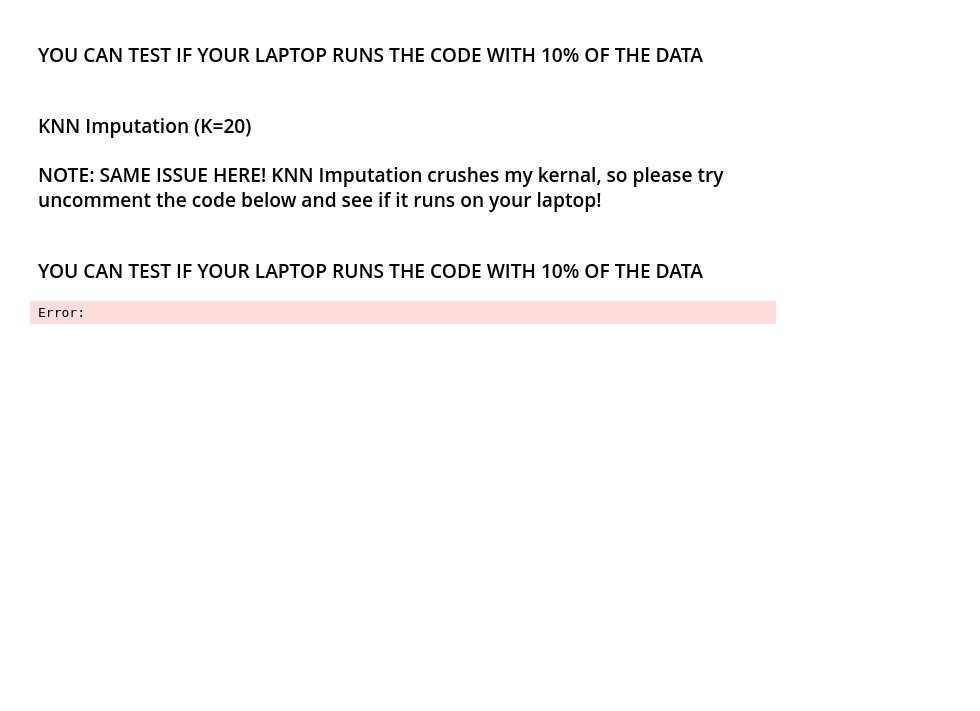
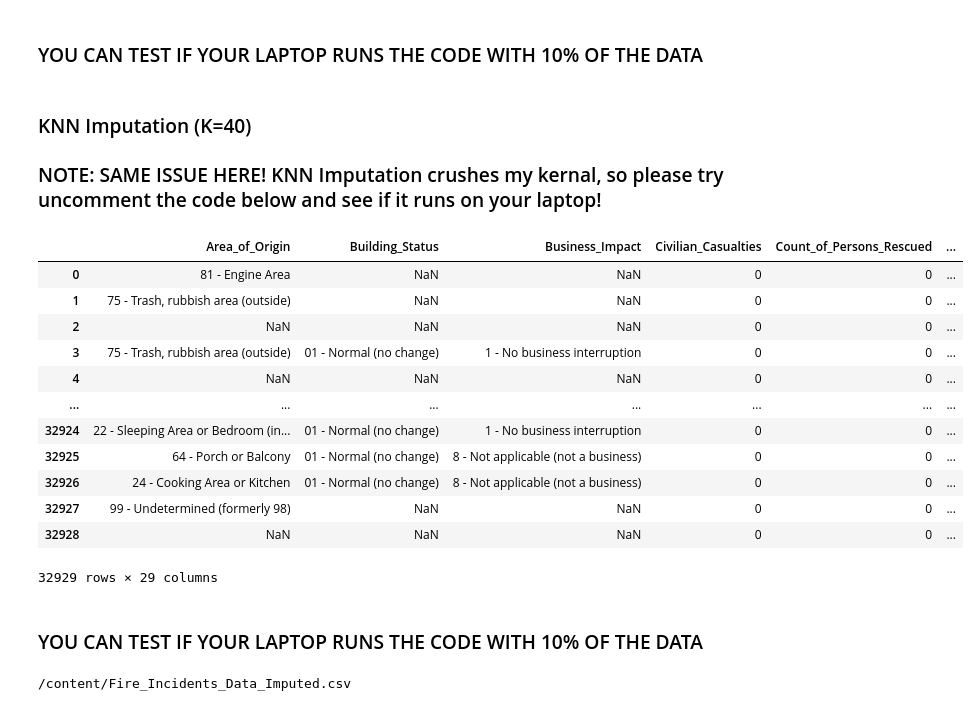
Before and after one commit to JustSomeGirlWithoutASoul/INSY662-Data-Mining-and-Visualization-Project, a Jupyter notebook: maggie_data_imputation.ipynb, the cells around one changed output. Drawn from its saved outputs; the diff is of its cells as text; code cells hidden in the pictures; blank space fills up the shorter version.

```diff
--- a/maggie_data_imputation.ipynb
+++ b/maggie_data_imputation.ipynb
@@ -160,42 +176,56 @@ imputed_data = pd.DataFrame(mice_imputer.fit_transform(sample_data), columns=sam
 # %% [markdown]
-### KNN Imputation (K=20)
+### KNN Imputation (K=40)
 
 ### NOTE: SAME ISSUE HERE! KNN Imputation crushes my kernal, so please try uncomment the code below and see if it runs on your laptop!
 # %%
 from sklearn.impute import KNNImputer
 from sklearn.preprocessing import MinMaxScaler
 
-# # Combine all columns for imputation and apply MinMax scaling
-# scaled_data = pd.DataFrame(MinMaxScaler().fit_transform(combined_data), columns=combined_data.columns)
+# Combine all columns for imputation and apply MinMax scaling
+scaled_data = pd.DataFrame(MinMaxScaler().fit_transform(combined_data), columns=combined_data.columns)
 
-# # KNN imputation
-# imputed_scaled_data = pd.DataFrame(KNNImputer(n_neighbors=20).fit_transform(scaled_data), columns=scaled_data.columns)
+# KNN imputation
+imputed_scaled_data = pd.DataFrame(KNNImputer(n_neighbors=40).fit_transform(scaled_data), columns=scaled_data.columns)
 
-# # Inverse scaling and round integer columns
-# imputed_data = pd.DataFrame(MinMaxScaler().fit(combined_data).inverse_transform(imputed_scaled_data), columns=scaled_data.columns)
-# imputed_data[integer_cols] = imputed_data[integer_cols].round().astype(int)
+# Inverse scaling and round integer columns
+imputed_data = pd.DataFrame(MinMaxScaler().fit(combined_data).inverse_transform(imputed_scaled_data), columns=scaled_data.columns)
+imputed_data[integer_cols] = imputed_data[integer_cols].round().astype(int)
 
-# # Decode categorical columns and reassemble final data
-# imputed_categorical = pd.DataFrame(encoder.inverse_transform(imputed_data[categorical_encoded_df.columns]), columns=categorical_cols)
-# data_final = pd.concat([imputed_data[numerical_cols], imputed_data[integer_cols], imputed_categorical], axis=1)
+# Decode categorical columns and reassemble final data
+imputed_categorical = pd.DataFrame(encoder.inverse_transform(imputed_data[categorical_encoded_df.columns]), columns=categorical_cols)
+data_final = pd.concat([imputed_data[numerical_cols], imputed_data[integer_cols], imputed_categorical], axis=1)
 
-# # Reattach datetime columns and reorder
-# data_final[datetime_columns] = data_dropped[datetime_columns]
-# data_final = data_final[data_dropped.columns]
+# Reattach datetime columns and reorder
+data_final[datetime_columns] = data_dropped[datetime_columns]
+data_final = data_final[data_dropped.columns]
 
-# data_final
+data_final
+# %% [output]
+|  | Area_of_Origin | Building_Status | Business_Impact | Civilian_Casualties | Count_of_Persons_Rescued | ... |
+| 0 | 81 - Engine Area | NaN | NaN | 0 | 0 | ... |
+| 1 | 75 - Trash, rubbish area (outside) | NaN | NaN | 0 | 0 | ... |
+| 2 | NaN | NaN | NaN | 0 | 0 | ... |
+| 3 | 75 - Trash, rubbish area (outside) | 01 - Normal (no change) | 1 - No business interruption | 0 | 0 | ... |
+| 4 | NaN | NaN | NaN | 0 | 0 | ... |
+| ... | ... | ... | ... | ... | ... | ... |
+| 32924 | 22 - Sleeping Area or Bedroom (in... | 01 - Normal (no change) | 1 - No business interruption | 0 | 0 | ... |
+| 32925 | 64 - Porch or Balcony | 01 - Normal (no change) | 8 - Not applicable (not a business) | 0 | 0 | ... |
+| 32926 | 24 - Cooking Area or Kitchen | 01 - Normal (no change) | 8 - Not applicable (not a business) | 0 | 0 | ... |
+| 32927 | 99 - Undetermined (formerly 98) | NaN | NaN | 0 | 0 | ... |
+| 32928 | NaN | NaN | NaN | 0 | 0 | ... |
+32929 rows × 29 columns
 # %% [markdown]
 ### YOU CAN TEST IF YOUR LAPTOP RUNS THE CODE WITH 10% OF THE DATA
 # %%
-scaled_data = pd.DataFrame(MinMaxScaler().fit_transform(combined_data), columns=combined_data.columns)
-sample_data = scaled_data.sample(frac=0.1, random_state=1)  # Use 10% for quick testing
+# scaled_data = pd.DataFrame(MinMaxScaler().fit_transform(combined_data), columns=combined_data.columns)
+# sample_data = scaled_data.sample(frac=0.1, random_state=1)  # Use 10% for quick testing
 
-# KNN imputation
-imputed_scaled_data = pd.DataFrame(KNNImputer(n_neighbors=1).fit_transform(sample_data), columns=scaled_data.columns)
+# # KNN imputation
+# imputed_scaled_data = pd.DataFrame(KNNImputer(n_neighbors=1).fit_transform(sample_data), columns=scaled_data.columns)
-# %% [output]
-Error:
 # %%
-# #import the cleaned dataset as a csv file
-# from IPython.display import FileLink
-# data_final.to_csv('Fire_Incidents_Data_Imputed.csv', index=False)  # index=False to avoid saving row indices
-# FileLink('Fire_Incidents_Data_Imputed.csv')
+#import the cleaned dataset as a csv file
+from IPython.display import FileLink
+data_final.to_csv('/Fire_Incidents_Data_Imputed.csv', index=False)  # index=False to avoid saving row indices
+FileLink('Fire_Incidents_Data_Imputed.csv')
+# %% [output]
+/content/Fire_Incidents_Data_Imputed.csv
```
Also changed, not shown: parts of 8 cells of this notebook.
